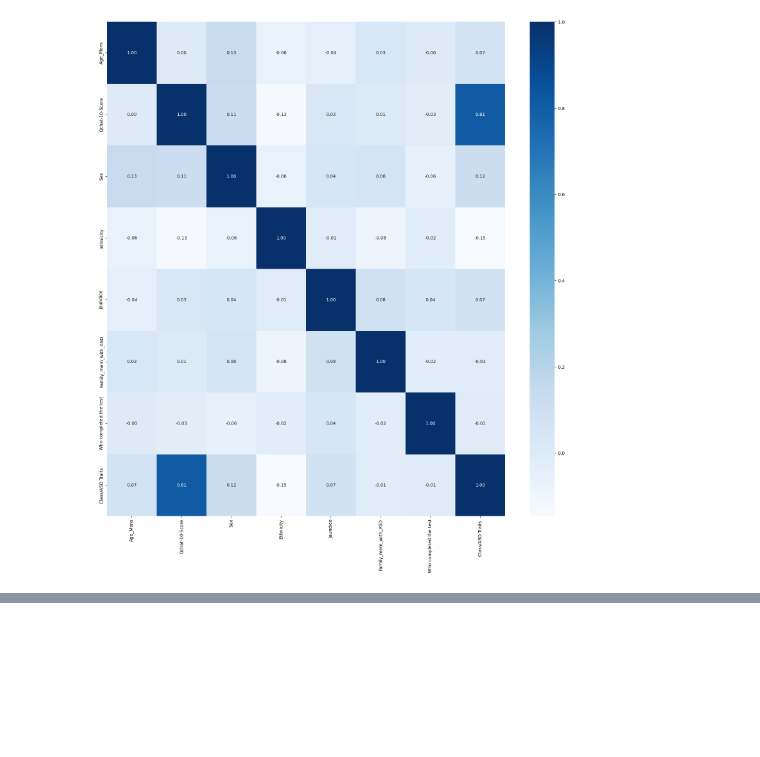
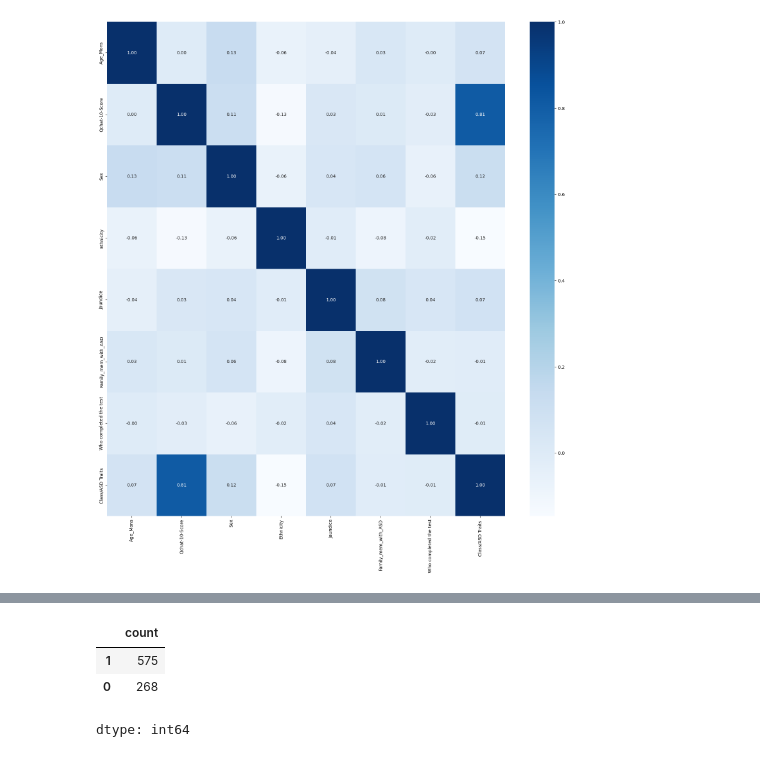
Before and after one commit to ClassNeuralNetwork/classification-autism-suport, a Jupyter notebook: autism-suport.ipynb, the cells around one changed output, grey strips where cells are left out. Saved outputs shown, nothing was run; the diff lists cells and outputs as text; code cells hidden in the pictures; blank space fills up the shorter version.

```diff
--- a/autism-suport.ipynb
+++ b/autism-suport.ipynb
@@ -280,0 +393,7 @@ sns.heatmap(corr, annot=True, fmt=".2f", cmap='Blues')
+# %%
+pd.Series(output_train).value_counts()
+# %% [output]
+|  | count |
+| 1 | 575 |
+| 0 | 268 |
+dtype: int64
```
Also changed, not shown: parts of 13 cells of this notebook.
